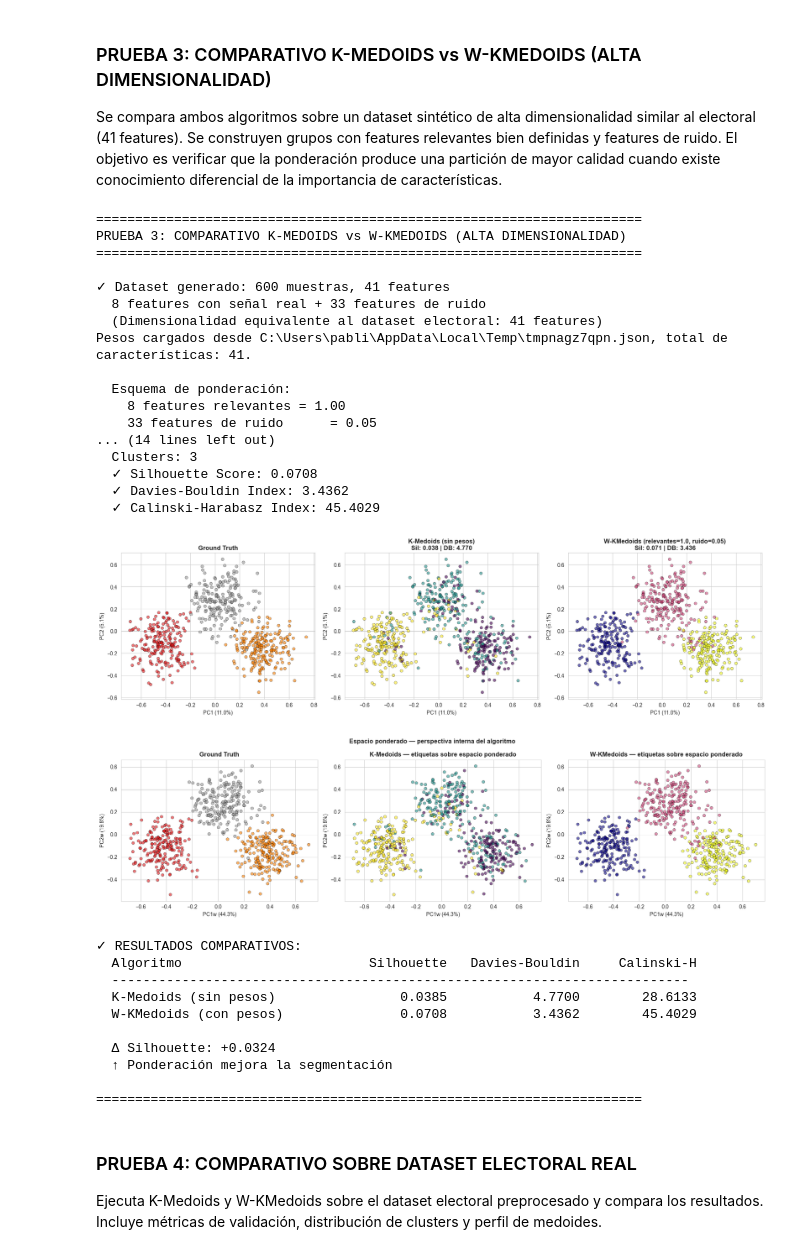
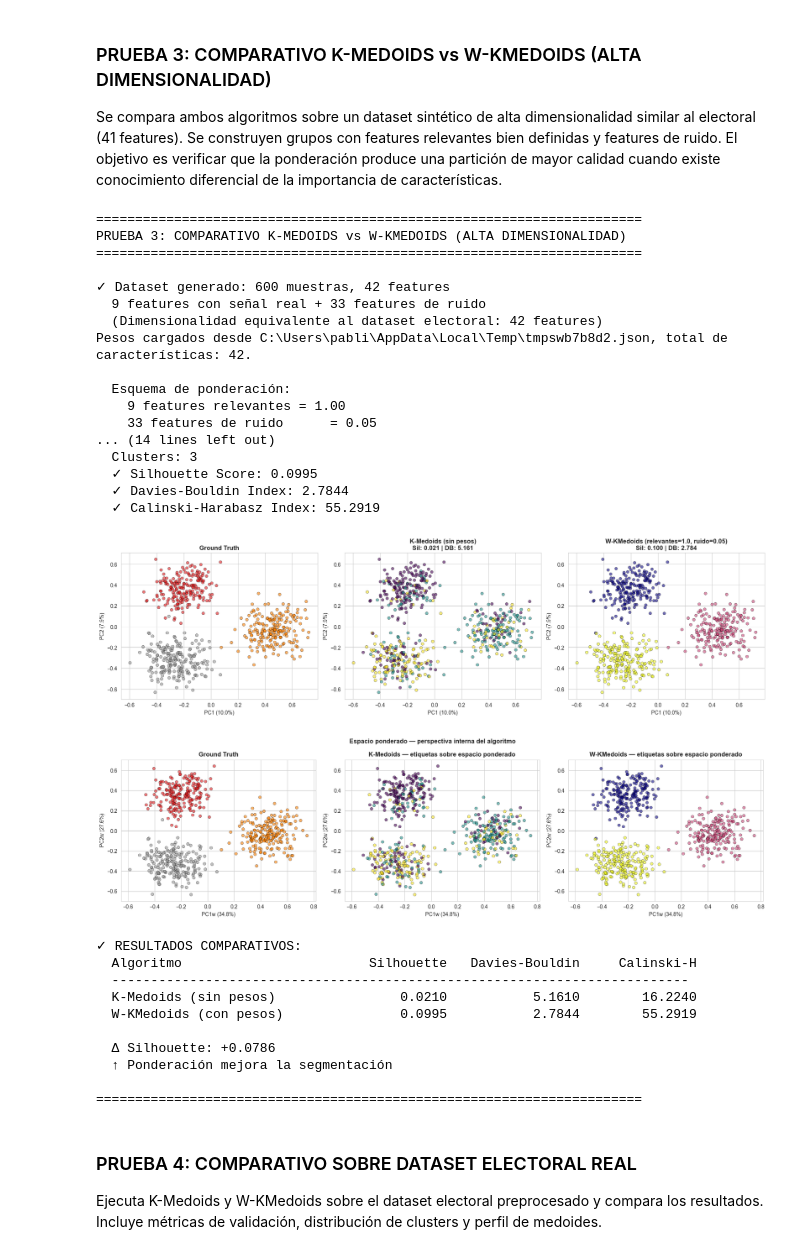
Before and after one commit to PHansLM/electocluster, a Jupyter notebook: notebooks/iteration3/03_wkmedoids_validacion.ipynb, the cells around one changed output. Saved outputs shown, nothing was run; the diff lists cells and outputs as text; code cells hidden in the pictures.

Commit message:
clustering(iteration3): WK-Medoids fixed and tested

```diff
--- a/notebooks/iteration3/03_wkmedoids_validacion.ipynb
+++ b/notebooks/iteration3/03_wkmedoids_validacion.ipynb
@@ -249,7 +249,7 @@ print('PRUEBA 3: COMPARATIVO K-MEDOIDS vs W-KMEDOIDS (ALTA DIMENSIONALIDAD)')
 print('='*70)
 
 np.random.seed(42)
-N_RELEVANTES = 8
+N_RELEVANTES = 9
 N_RUIDO = 33   # total = 41, igual que el dataset electoral
 N_SAMPLES = 600
 N_CLUSTERS = 3
@@ -349,50 +349,50 @@ axes2[1].set_ylabel(f'PC2w ({pca_p3w.explained_variance_ratio_[1]*100:.1f}%)')
 axes2[2].scatter(X_2d_p3w[:, 0], X_2d_p3w[:, 1], c=wkm_p3.labels_, cmap='plasma',
                 alpha=0.6, s=30, edgecolors='black', linewidth=0.5)
 axes2[2].set_title('W-KMedoids — etiquetas sobre espacio ponderado', fontweight='bold')
 axes2[2].set_xlabel(f'PC1w ({pca_p3w.explained_variance_ratio_[0]*100:.1f}%)')
 axes2[2].set_ylabel(f'PC2w ({pca_p3w.explained_variance_ratio_[1]*100:.1f}%)')
 
 plt.tight_layout()
 plt.show()
 
 print(f'\n✓ RESULTADOS COMPARATIVOS:')
 print(f"  {'Algoritmo':<30} {'Silhouette':>12} {'Davies-Bouldin':>16} {'Calinski-H':>14}")
 print(f"  {'-'*74}")
 print(f"  {'K-Medoids (sin pesos)':<30} {metrics_km_p3['silhouette']:>12.4f} {metrics_km_p3['davies_bouldin']:>16.4f} {metrics_km_p3['calinski_harabasz']:>14.4f}")
 print(f"  {'W-KMedoids (con pesos)':<30} {metrics_wkm_p3['silhouette']:>12.4f} {metrics_wkm_p3['davies_bouldin']:>16.4f} {metrics_wkm_p3['calinski_harabasz']:>14.4f}")
 
 mejora = metrics_wkm_p3['silhouette'] - metrics_km_p3['silhouette']
 print(f'\n  Δ Silhouette: {mejora:+.4f}')
 print(f"  {'↑ Ponderación mejora la segmentación' if mejora > 0 else '— Particiones equivalentes en este escenario'}")
 
 print('\n' + '='*70)
 # %% [output]
 ======================================================================
 PRUEBA 3: COMPARATIVO K-MEDOIDS vs W-KMEDOIDS (ALTA DIMENSIONALIDAD)
 ======================================================================
 
-✓ Dataset generado: 600 muestras, 41 features
-  8 features con señal real + 33 features de ruido
-  (Dimensionalidad equivalente al dataset electoral: 41 features)
-Pesos cargados desde C:\Users\pabli\AppData\Local\Temp\tmpnagz7qpn.json, total de características: 41.
+✓ Dataset generado: 600 muestras, 42 features
+  9 features con señal real + 33 features de ruido
+  (Dimensionalidad equivalente al dataset electoral: 42 features)
+Pesos cargados desde C:\Users\pabli\AppData\Local\Temp\tmpswb7b8d2.json, total de características: 42.
 
   Esquema de ponderación:
-    8 features relevantes = 1.00
+    9 features relevantes = 1.00
     33 features de ruido      = 0.05
 ... (14 lines left out)
   Clusters: 3
-  ✓ Silhouette Score: 0.0708
-  ✓ Davies-Bouldin Index: 3.4362
-  ✓ Calinski-Harabasz Index: 45.4029
+  ✓ Silhouette Score: 0.0995
+  ✓ Davies-Bouldin Index: 2.7844
+  ✓ Calinski-Harabasz Index: 55.2919
-[figure, old version]
+[figure, new version]
-[figure, old version]
+[figure, new version]
 ✓ RESULTADOS COMPARATIVOS:
   Algoritmo                        Silhouette   Davies-Bouldin     Calinski-H
   --------------------------------------------------------------------------
-  K-Medoids (sin pesos)                0.0385           4.7700        28.6133
-  W-KMedoids (con pesos)               0.0708           3.4362        45.4029
+  K-Medoids (sin pesos)                0.0210           5.1610        16.2240
+  W-KMedoids (con pesos)               0.0995           2.7844        55.2919
 
-  Δ Silhouette: +0.0324
+  Δ Silhouette: +0.0786
   ↑ Ponderación mejora la segmentación
 
 ======================================================================
```
Also changed, not shown: parts of 8 cells of this notebook, 7 other files.
